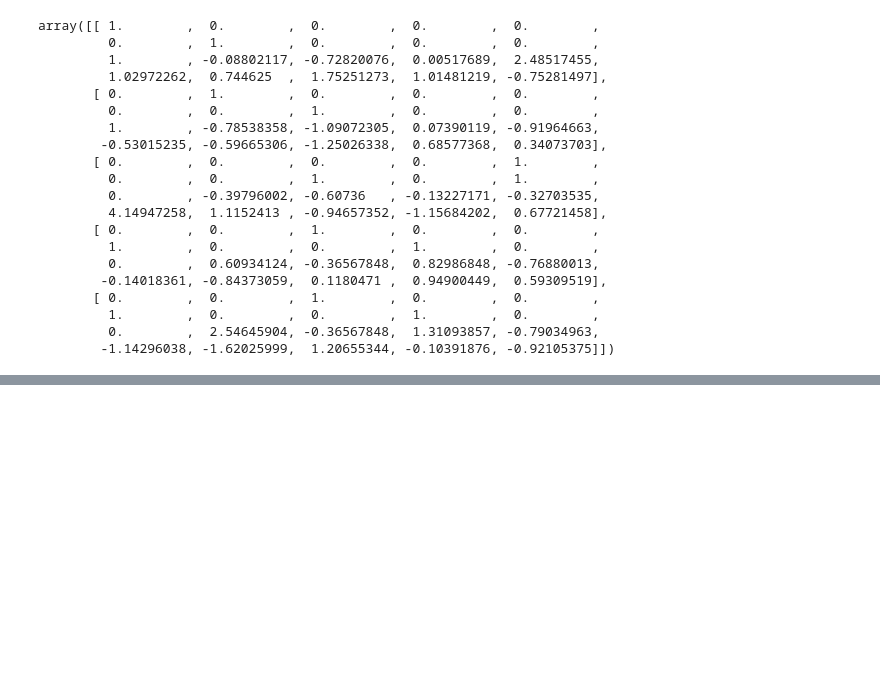
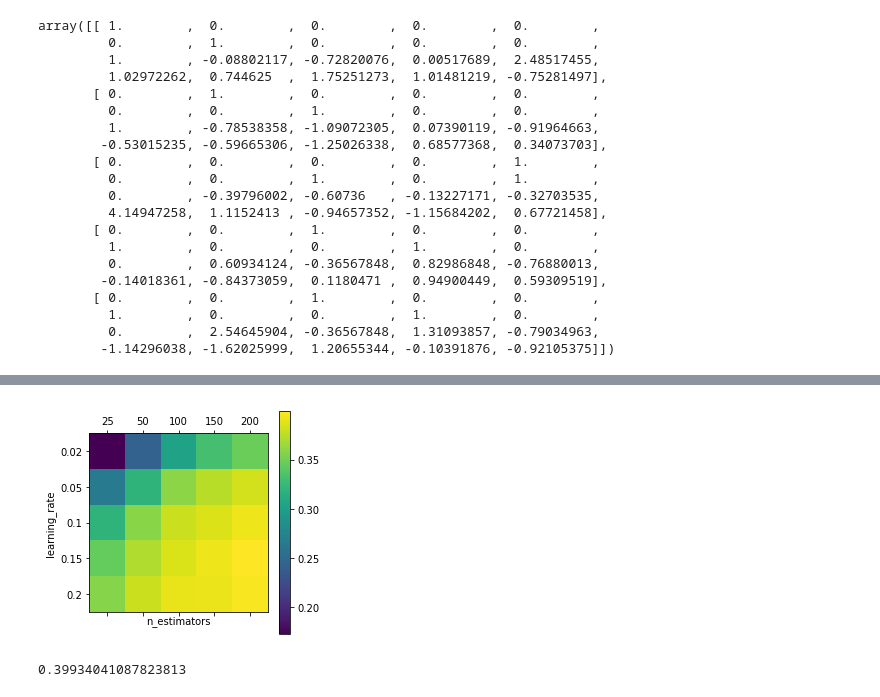
Before and after one commit to AI-BlackBelt/yellow, a Jupyter notebook: notebooks/solutions/day4-case-solution.ipynb, the cells around one changed output, grey strips where cells are left out. Cells and saved outputs as stored; diff of their text form; code cells hidden in the pictures; blank space fills up the shorter version.

```diff
--- a/notebooks/solutions/day4-case-solution.ipynb
+++ b/notebooks/solutions/day4-case-solution.ipynb
@@ -159,8 +161,8 @@ array([[ 1.        ,  0.        ,  0.        ,  0.        ,  0.        ,
          0.        ,  2.54645904, -0.36567848,  1.31093857, -0.79034963,
         -1.14296038, -1.62025999,  1.20655344, -0.10391876, -0.92105375]])
 # %%
-from sklearn.ensemble import AdaBoostRegressor
-regr = AdaBoostRegressor(random_state=0, n_estimators=20)
+from sklearn.ensemble import GradientBoostingRegressor
+regr = GradientBoostingRegressor()
 regr.fit(X_train, y_train)
 print("train", regr.score(X_train, y_train)  )
 print("test ", regr.score(X_test, y_test)  )
@@ -176,0 +253,17 @@ array([0.        , 0.        , 0.04221051, 0.        , 0.00248454,
+# %%
+scores = grid_search.cv_results_['mean_test_score']
+scores = np.array(scores).reshape(5, 5)
+
+plt.matshow(scores)
+plt.xlabel('n_estimators')
+plt.ylabel('learning_rate')
+plt.colorbar()
+plt.xticks(np.arange(5), param_grid['n_estimators'])
+plt.yticks(np.arange(5), param_grid['learning_rate'])
+plt.show()
+# %% [output]
+[figure, added]
+# %%
+grid_search.best_score_
+# %% [output]
+0.39934041087823813
```
Also changed, not shown: parts of 9 cells of this notebook.
